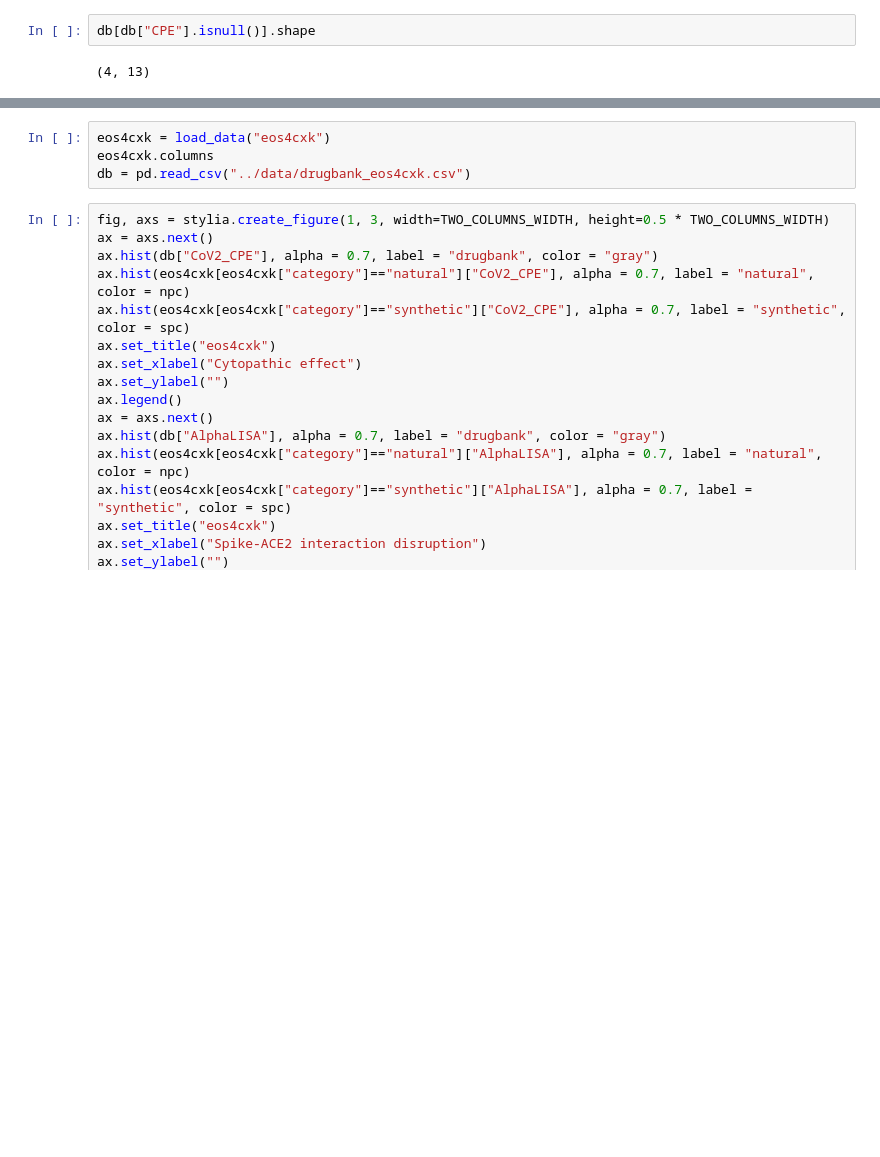
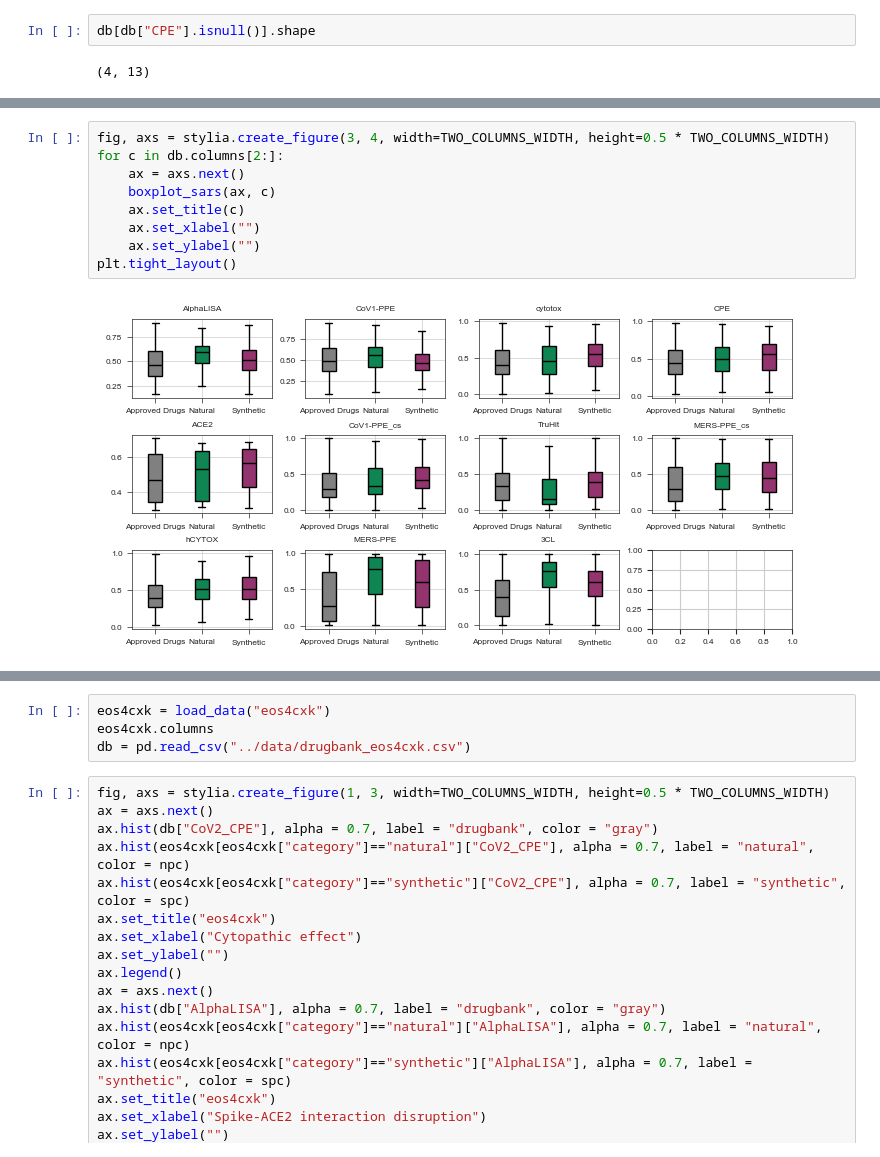
Before and after one commit to ersilia-os/sars-cov-2-chemspace, a Jupyter notebook: notebooks/02_ChemicalSpaceExploration.ipynb, the cells around one changed output, grey strips where cells are left out. Drawn from its saved outputs; the diff is of its cells as text; blank space fills up the shorter version.

```diff
--- a/notebooks/02_ChemicalSpaceExploration.ipynb
+++ b/notebooks/02_ChemicalSpaceExploration.ipynb
@@ -514,3 +518,14 @@ db[db["CPE"].isnull()].shape
+# %%
+fig, axs = stylia.create_figure(3, 4, width=TWO_COLUMNS_WIDTH, height=0.5 * TWO_COLUMNS_WIDTH)
+for c in db.columns[2:]:
+    ax = axs.next()
+    boxplot_sars(ax, c)
+    ax.set_title(c)
+    ax.set_xlabel("")
+    ax.set_ylabel("")
+plt.tight_layout()
+# %% [output]
+[figure, added]
 # %%
 fig, axs = stylia.create_figure(1, 3, width=TWO_COLUMNS_WIDTH, height=0.5 * TWO_COLUMNS_WIDTH)
 ax = axs.next()
```
Also changed, not shown: parts of 3 cells of this notebook, 5 other files.
